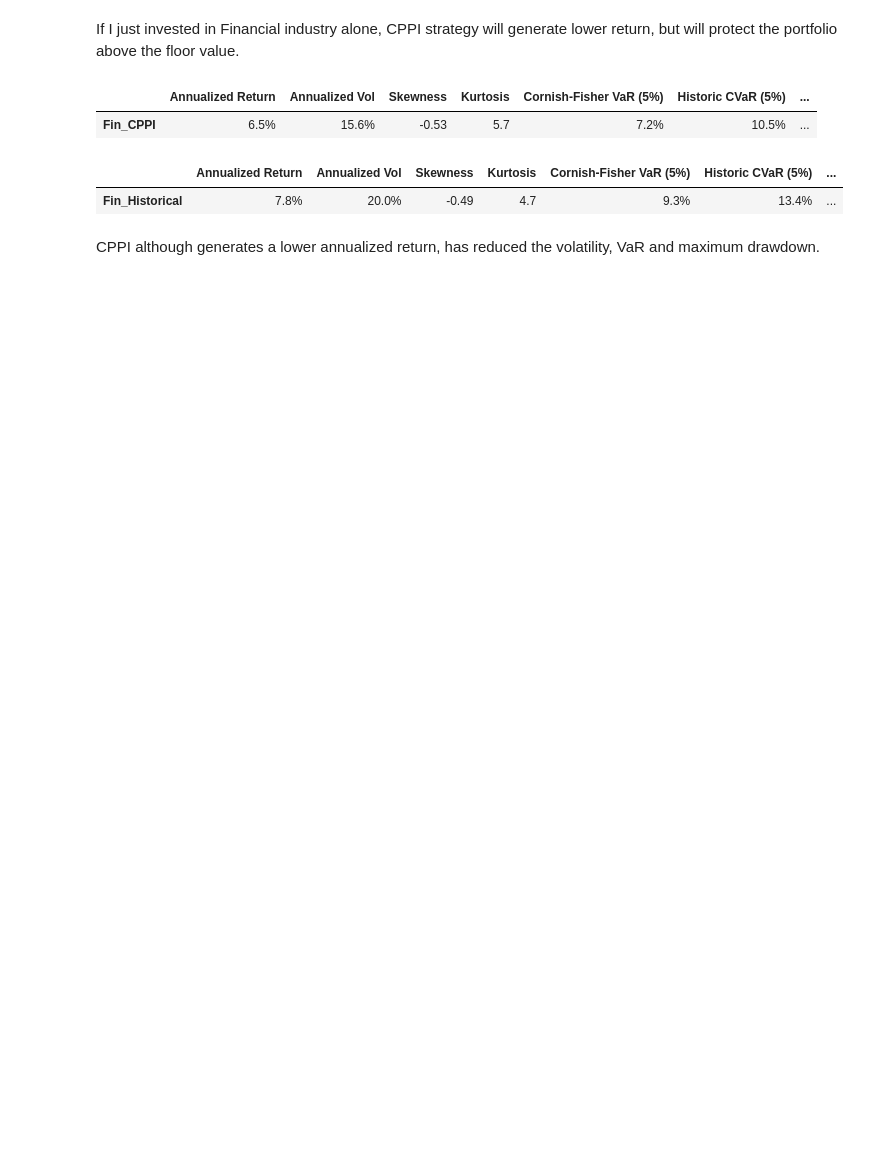
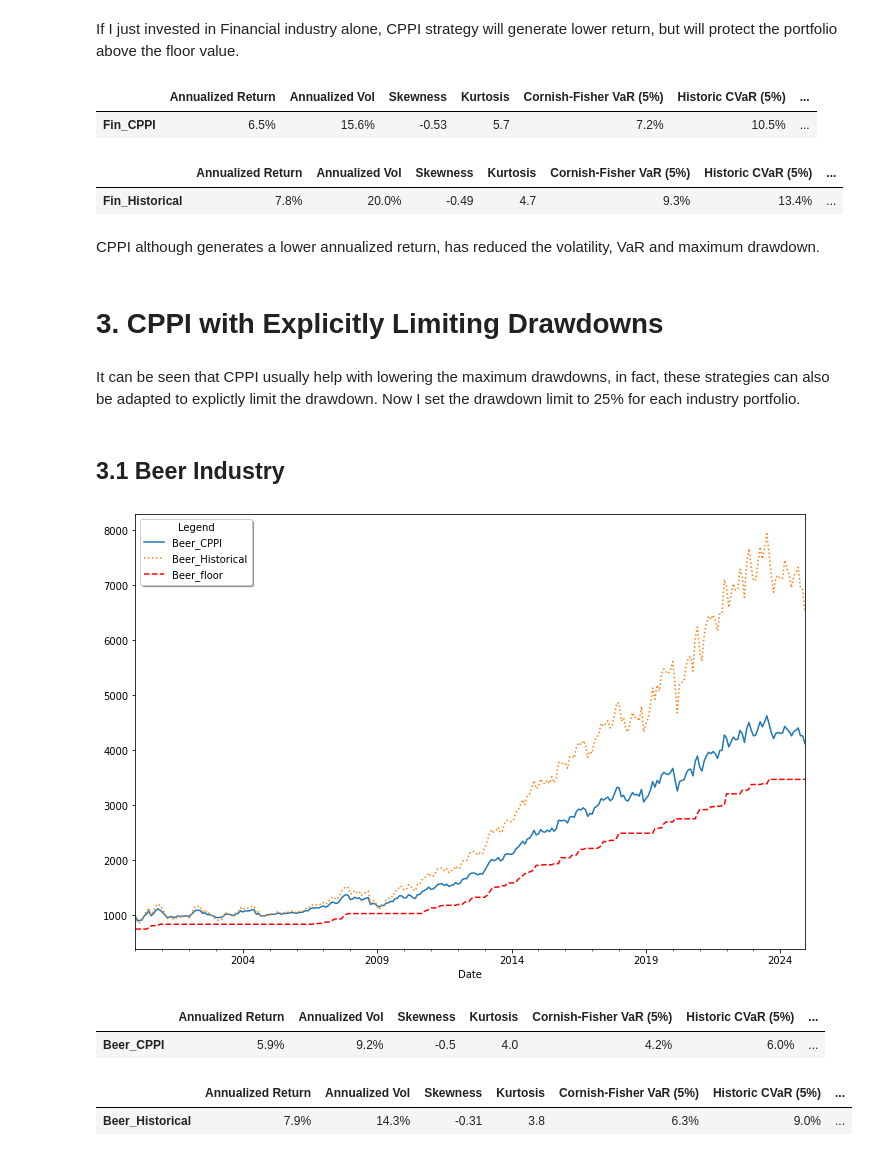
Before and after one commit to xiangyuli2021/CPPI, a Jupyter notebook: CPPI.ipynb, the cells around one changed output. Drawn from its saved outputs; the diff is of its cells as text; code cells hidden in the pictures; blank space fills up the shorter version.

Commit message:
Limit Drawdown CPPI

```diff
--- a/CPPI.ipynb
+++ b/CPPI.ipynb
@@ -147,3 +150,38 @@ summary
 | Fin_Historical | 7.8% | 20.0% | -0.49 | 4.7 | 9.3% | 13.4% | ... |
 # %% [markdown]
 CPPI although generates a lower annualized return, has reduced the volatility, VaR and maximum drawdown.
+# %% [markdown]
+# 3. CPPI with Explicitly Limiting Drawdowns
+# %% [markdown]
+It can be seen that CPPI usually help with lowering the maximum drawdowns, in fact, these strategies can also be adapted to explictly limit the drawdown. Now I set the drawdown limit to 25% for each industry portfolio.
+# %% [markdown]
+## 3.1 Beer Industry
+# %%
+btr = f.run_cppi(rets["2000":][["Beer"]], safe_r=None, m=3, start=1000, floor=0.8, riskfree_rate=0.03, drawdown=0.25)
+btr["Wealth"] = btr["Wealth"].add_suffix("_CPPI")
+btr["Risky Wealth"] = btr["Risky Wealth"].add_suffix("_Historical")
+btr['floor'] = btr["floor"].add_suffix("_floor")
+fig, ax = plt.subplots(figsize=(12,8))
+btr["Wealth"].plot(ax=ax, linestyle='-')
+btr["Risky Wealth"].plot(ax=ax,style=":")
+btr['floor'].plot(ax=ax,color='r',linestyle='--')
+plt.legend(title="Legend", loc="upper left", fontsize="medium", shadow=True)
+plt.show()
+# %% [output]
+[figure, added]
+# %%
+summary = f.summary_stats(btr["Wealth"].pct_change().dropna(), periods_per_year=12, riskfree_rate=0.03)
+summary = summary.style.format(formatter="{:.1%}",subset=["Annualized Return","Annualized Vol", "Cornish-Fisher VaR (5%)","Historic CVaR (5%)","Max Drawdown"])
+summary = summary.format(formatter="{:.2}",subset=["Sharpe Ratio","Skewness","Kurtosis"])
+summary
+# %% [output]
+|  | Annualized Return | Annualized Vol | Skewness | Kurtosis | Cornish-Fisher VaR (5%) | Historic CVaR (5%) | ... |
+| Beer_CPPI | 5.9% | 9.2% | -0.5 | 4.0 | 4.2% | 6.0% | ... |
+# %%
+summary = f.summary_stats(btr["Risky Wealth"].pct_change().dropna(), periods_per_year=12, riskfree_rate=0.03)
+summary = summary.style.format(formatter="{:.1%}",subset=["Annualized Return","Annualized Vol", "Cornish-Fisher VaR (5%)","Historic CVaR (5%)","Max Drawdown"])
+summary = summary.format(formatter="{:.2}",subset=["Sharpe Ratio","Skewness","Kurtosis"])
+summary
+# %% [output]
+|  | Annualized Return | Annualized Vol | Skewness | Kurtosis | Cornish-Fisher VaR (5%) | Historic CVaR (5%) | ... |
+| Beer_Historical | 7.9% | 14.3% | -0.31 | 3.8 | 6.3% | 9.0% | ... |
```
Also changed, not shown: parts of 11 cells of this notebook, 1 other file.
